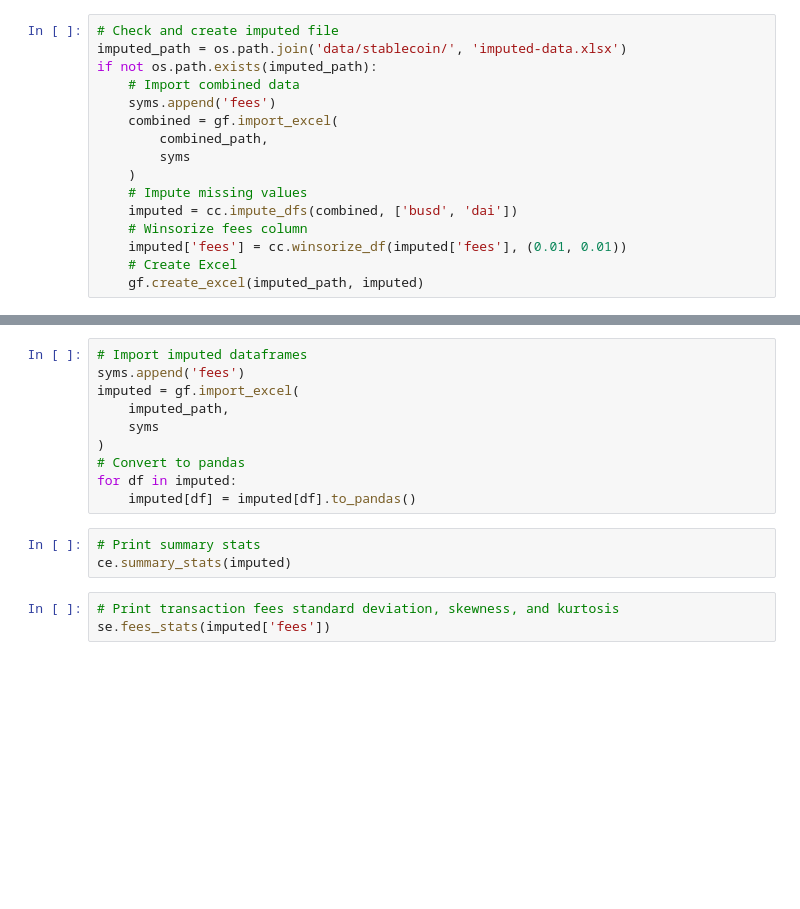
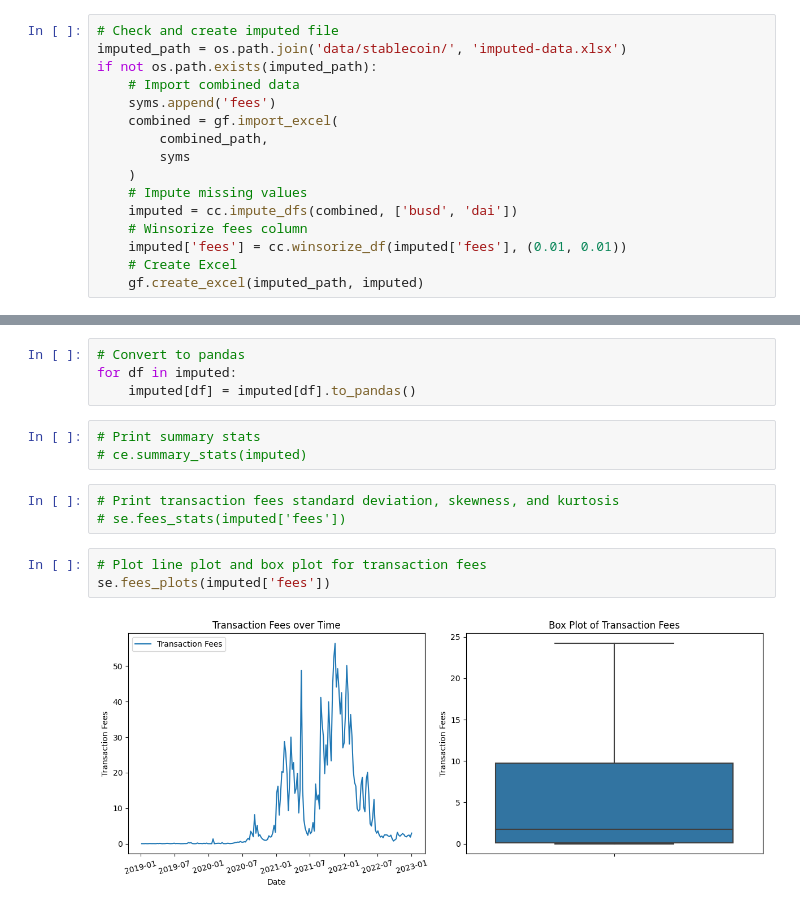
Before and after one commit to kietnguyen01/Remittance-Fees-Analysis, a Jupyter notebook: stablecoin.ipynb, the cells around one changed output, grey strips where cells are left out. Cells and saved outputs as stored; diff of their text form; blank space fills up the shorter version.

Commit message:
Add transaction fees plots and change date resample to weekly

```diff
--- a/stablecoin.ipynb
+++ b/stablecoin.ipynb
@@ -61,19 +68,18 @@ if not os.path.exists(imputed_path):
 # %%
-# Import imputed dataframes
-syms.append('fees')
-imputed = gf.import_excel(
-    imputed_path,
-    syms
-)
 # Convert to pandas
 for df in imputed:
     imputed[df] = imputed[df].to_pandas()
 # %%
 # Print summary stats
-ce.summary_stats(imputed)
+# ce.summary_stats(imputed)
 # %%
 # Print transaction fees standard deviation, skewness, and kurtosis
-se.fees_stats(imputed['fees'])
+# se.fees_stats(imputed['fees'])
+# %%
+# Plot line plot and box plot for transaction fees
+se.fees_plots(imputed['fees'])
+# %% [output]
+[figure, added]
 # %%
 # Plot line plots for each token's volume
 se.volumes_lineplot(imputed)
```
Also changed, not shown: parts of 3 cells of this notebook, 1 other file.
